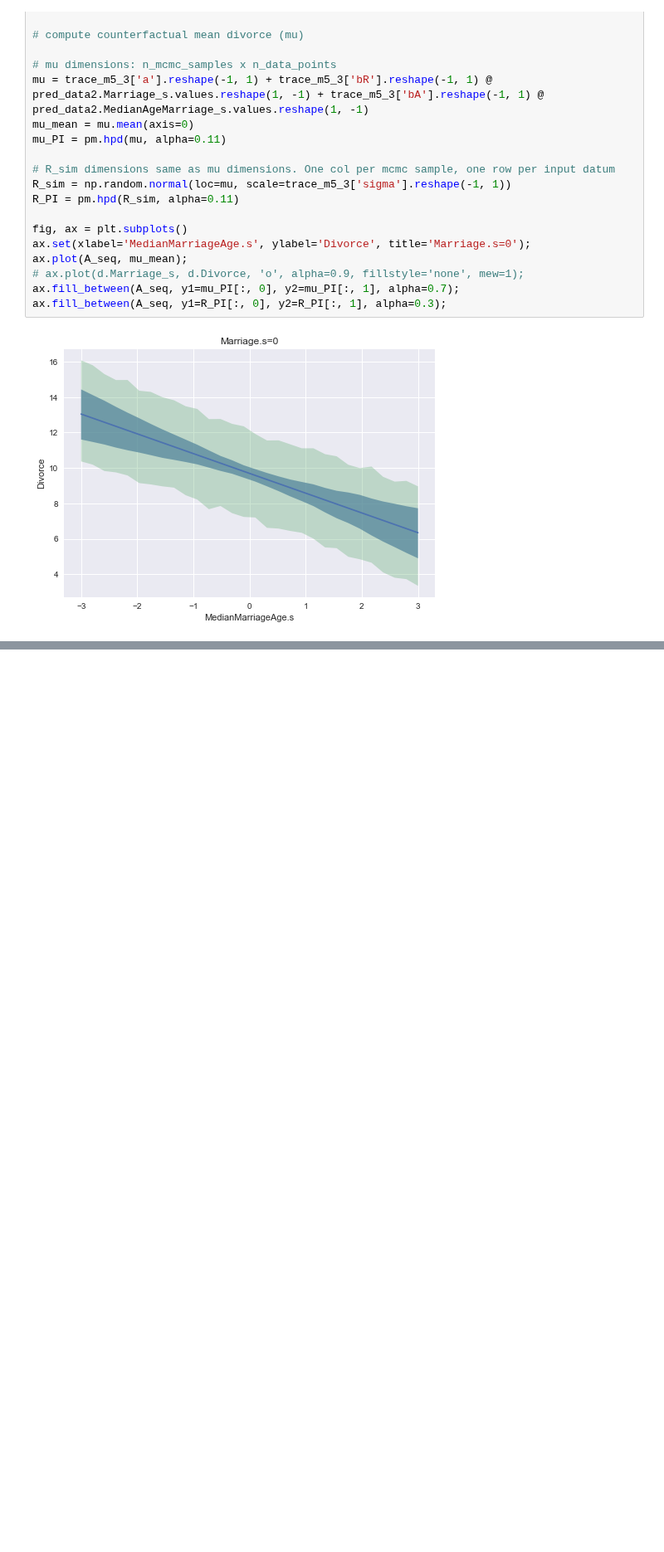
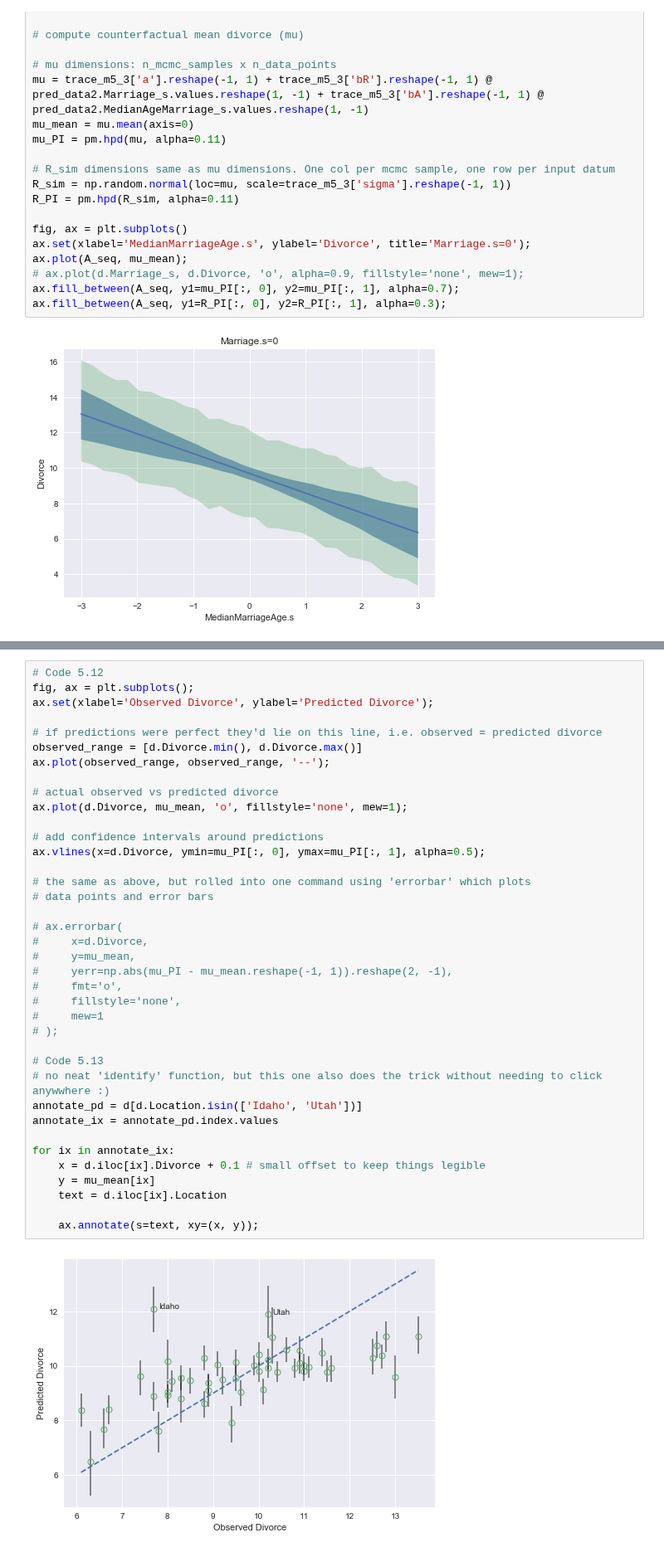
Before and after one commit to nwweber/statistical_rethinking, a Jupyter notebook: chapter_05_multivariate_linear_models.ipynb, the cells around one changed output, grey strips where cells are left out. Shown at 83% size. Cells and saved outputs as stored; diff of their text form; blank space fills up the shorter version.

```diff
--- a/chapter_05_multivariate_linear_models.ipynb
+++ b/chapter_05_multivariate_linear_models.ipynb
@@ -319,0 +369,40 @@ ax.fill_between(A_seq, y1=R_PI[:, 0], y2=R_PI[:, 1], alpha=0.3);
+# %%
+# Code 5.12
+fig, ax = plt.subplots();
+ax.set(xlabel='Observed Divorce', ylabel='Predicted Divorce');
+
+# if predictions were perfect they'd lie on this line, i.e. observed = predicted divorce
+observed_range = [d.Divorce.min(), d.Divorce.max()]
+ax.plot(observed_range, observed_range, '--');
+
+# actual observed vs predicted divorce
+ax.plot(d.Divorce, mu_mean, 'o', fillstyle='none', mew=1);
+
+# add confidence intervals around predictions
+ax.vlines(x=d.Divorce, ymin=mu_PI[:, 0], ymax=mu_PI[:, 1], alpha=0.5);
+
+# the same as above, but rolled into one command using 'errorbar' which plots
+# data points and error bars
+
+# ax.errorbar(
+#     x=d.Divorce,
+#     y=mu_mean,
+#     yerr=np.abs(mu_PI - mu_mean.reshape(-1, 1)).reshape(2, -1),
+#     fmt='o',
+#     fillstyle='none',
+#     mew=1
+# );
+
+# Code 5.13
+# no neat 'identify' function, but this one also does the trick without needing to click anywwhere :)
+annotate_pd = d[d.Location.isin(['Idaho', 'Utah'])]
+annotate_ix = annotate_pd.index.values
+
+for ix in annotate_ix:
+    x = d.iloc[ix].Divorce + 0.1 # small offset to keep things legible
+    y = mu_mean[ix]
+    text = d.iloc[ix].Location
+
+    ax.annotate(s=text, xy=(x, y));
+# %% [output]
+[figure, added]
```
Also changed, not shown: parts of 10 cells of this notebook.
